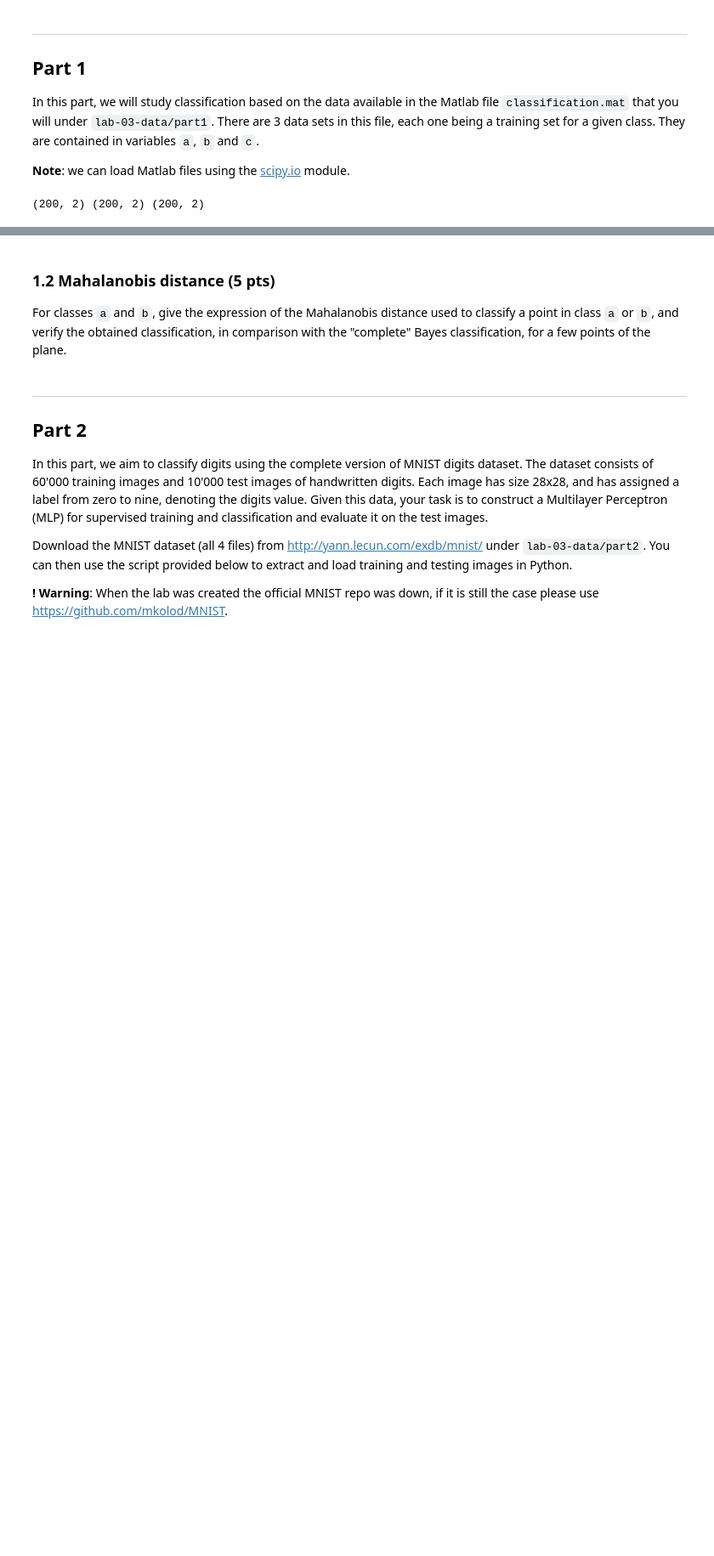
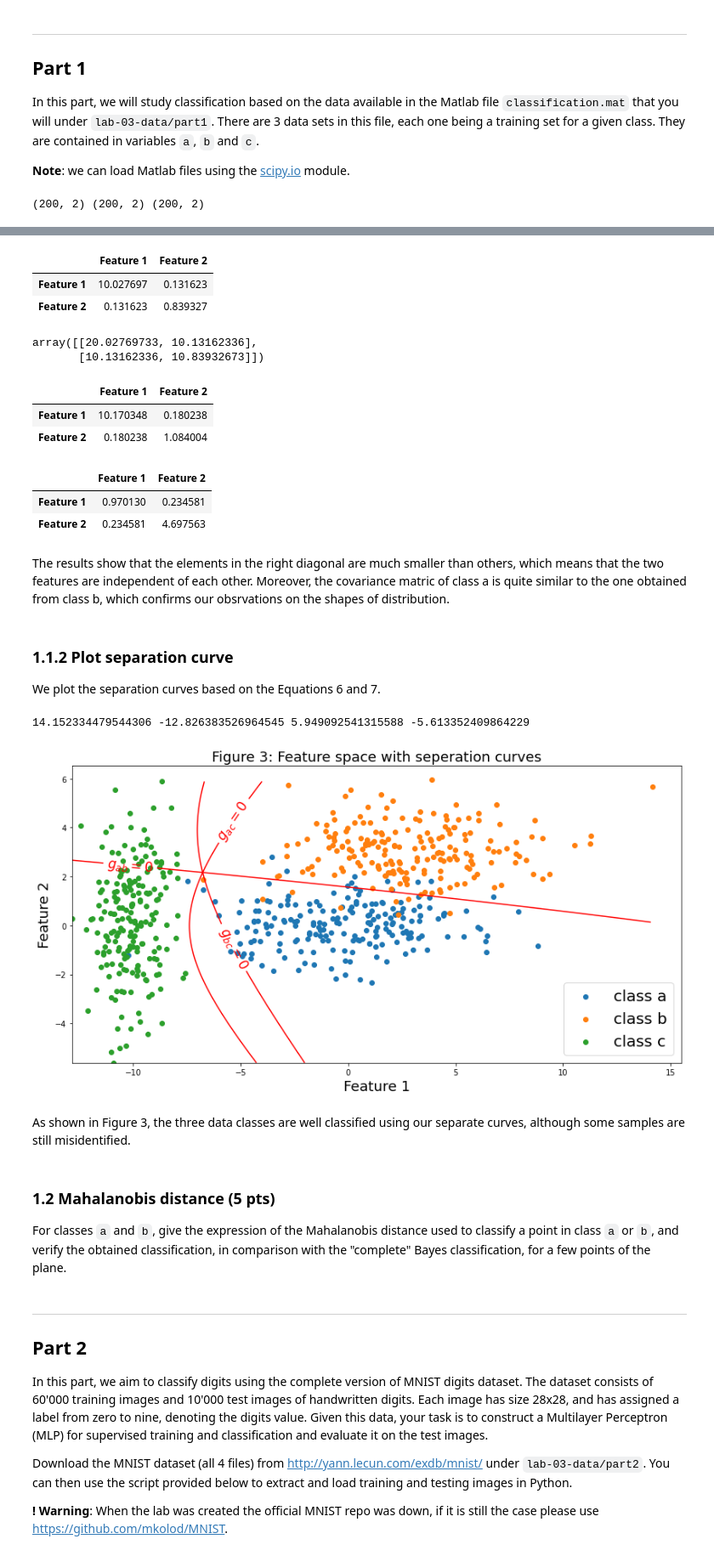
Before and after one commit to LTS5/iapr, a Jupyter notebook: labs/lab_03_classification.ipynb, the cells around one changed output, grey strips where cells are left out. Shown at 85% size. Saved outputs shown, nothing was run; the diff lists cells and outputs as text; code cells hidden in the pictures; blank space fills up the shorter version.

```diff
--- a/labs/lab_03_classification.ipynb
+++ b/labs/lab_03_classification.ipynb
@@ -75,0 +190,32 @@ For simplicity reasons, round the estimated parameters to the closest integer va
+# %%
+cov_a = df_a.cov()
+cov_a
+# %% [output]
+|  | Feature 1 | Feature 2 |
+| Feature 1 | 10.027697 | 0.131623 |
+| Feature 2 | 0.131623 | 0.839327 |
+# %%
+cov_a.to_numpy() + 10
+# %% [output]
+array([[20.02769733, 10.13162336],
+       [10.13162336, 10.83932673]])
+# %%
+cov_b = df_b.cov()
+cov_b
+# %% [output]
+|  | Feature 1 | Feature 2 |
+| Feature 1 | 10.170348 | 0.180238 |
+| Feature 2 | 0.180238 | 1.084004 |
+# %%
+cov_c = df_c.cov()
+cov_c
+# %% [output]
+|  | Feature 1 | Feature 2 |
+| Feature 1 | 0.970130 | 0.234581 |
+| Feature 2 | 0.234581 | 4.697563 |
+# %% [markdown]
+The results show that the elements in the right diagonal are much smaller than others, which means that the two features are independent of each other. Moreover, the covariance matric of class a is quite similar to the one obtained from class b, which confirms our obsrvations on the shapes of distribution.
+# %% [markdown]
+### 1.1.2 Plot separation curve
+
+We plot the separation curves based on the Equations 6 and 7.
@@ -76,3 +233,51 @@ For simplicity reasons, round the estimated parameters to the closest integer va
+# %%
+# find the max_min limits in feature space
+max_F1 = all_data['Feature 1'].max()
+min_F1 = all_data['Feature 1'].min()
+max_F2 = all_data['Feature 2'].max()
+min_F2 = all_data['Feature 2'].min()
+print(max_F1, min_F1, max_F2, min_F2)
+# produce a meshgrid that covers the entire feature space
+range_F1 = np.arange(min_F1, max_F1, 0.1)
+range_F2 = np.arange(min_F2, max_F2, 0.1)
+grid_F1, grid_F2 = np.meshgrid(range_F1, range_F2)
+
+# calculate discrinant for each class
+g_a = discriminant(grid_F1, grid_F2, df_a)
+g_b = discriminant(grid_F1, grid_F2, df_b)
+g_c = discriminant(grid_F1, grid_F2, df_c)
+
+# calculate separation curve
+g_ab = g_a - g_b
+g_ac = g_a - g_c
+g_bc = g_b - g_c
+# %% [output]
+14.152334479544306 -12.826383526964545 5.949092541315588 -5.613352409864229
+# %%
+# draw data sets
+fig, ax = plt.subplots(figsize=(14,7))
+ax.scatter(a[:,0], a[:,1], label='class a')
+ax.scatter(b[:,0], b[:,1], label='class b')
+ax.scatter(c[:,0], c[:,1], label='class c')
+ax.set_xlabel('Feature 1', fontsize=18)
+ax.set_ylabel('Feature 2', fontsize=18)
+ax.set_title('Figure 3: Feature space with separation curves', fontsize=18)
+ax.legend(loc='lower right', fontsize=20)
+
+# draw separation curves
+sepCurve_ab = ax.contour(grid_F1, grid_F2, g_ab, 0, colors='red')
+sepCurve_ac = ax.contour(grid_F1, grid_F2, g_ac, 0, colors='red')
+sepCurve_bc = ax.contour(grid_F1, grid_F2, g_bc, 0, colors='red')
+
+# show labels
+ax.clabel(sepCurve_ab, inline=True, fmt='$g_{ab}=0$', fontsize=17)
+ax.clabel(sepCurve_ac, inline=True, fmt='$g_{ac}=0$', fontsize=17)
+ax.clabel(sepCurve_bc, inline=True, fmt='$g_{bc}=0$', fontsize=17)
+plt.show()
+# %% [output]
+[figure, added]
+# %% [markdown]
+As shown in Figure 3, the three data classes are well classified using our separate curves, although some samples are still misidentified.
 # %% [markdown]
 ### 1.2 Mahalanobis distance (5 pts)
 For classes `a` and `b`, give the expression of the Mahalanobis distance used to classify a point in class `a` or `b`, and verify the obtained classification, in comparison with the "complete" Bayes classification, for a few points of the plane.
```
Also changed, not shown: parts of 11 cells of this notebook.
